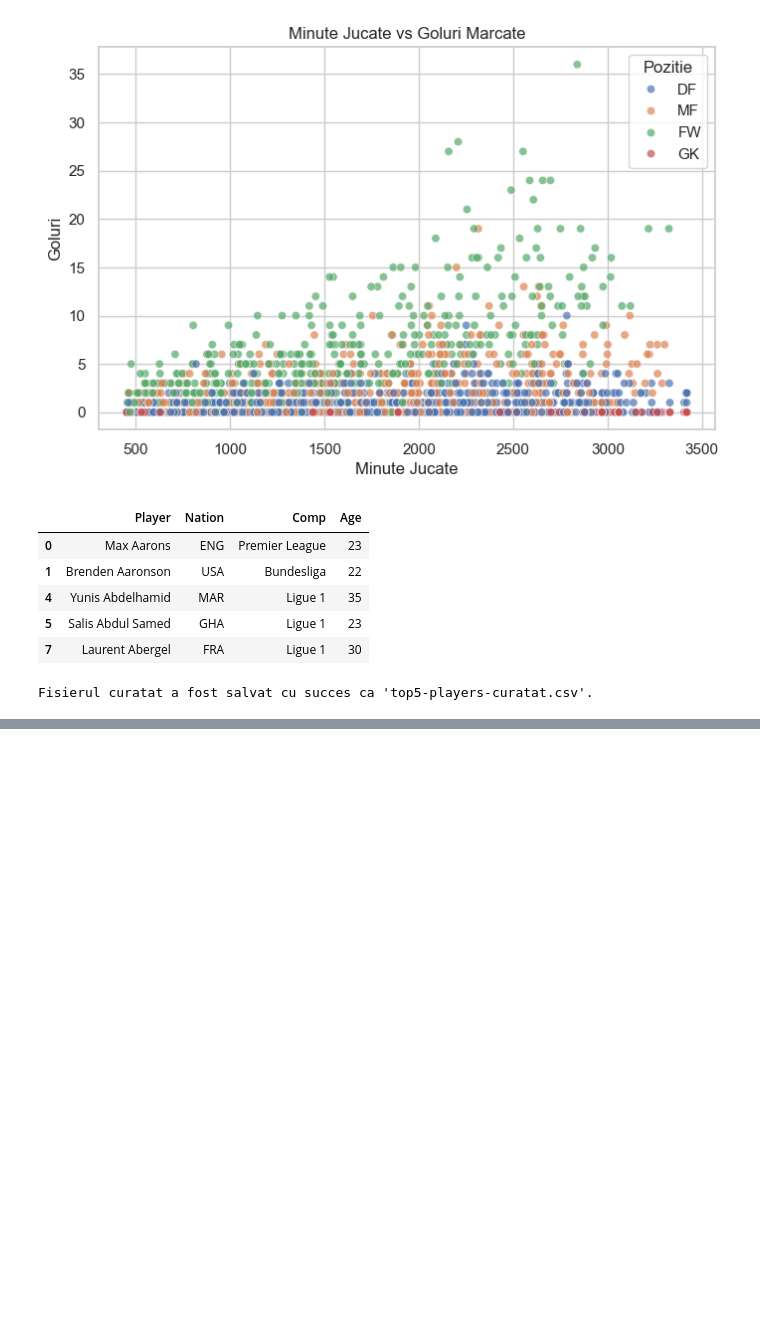
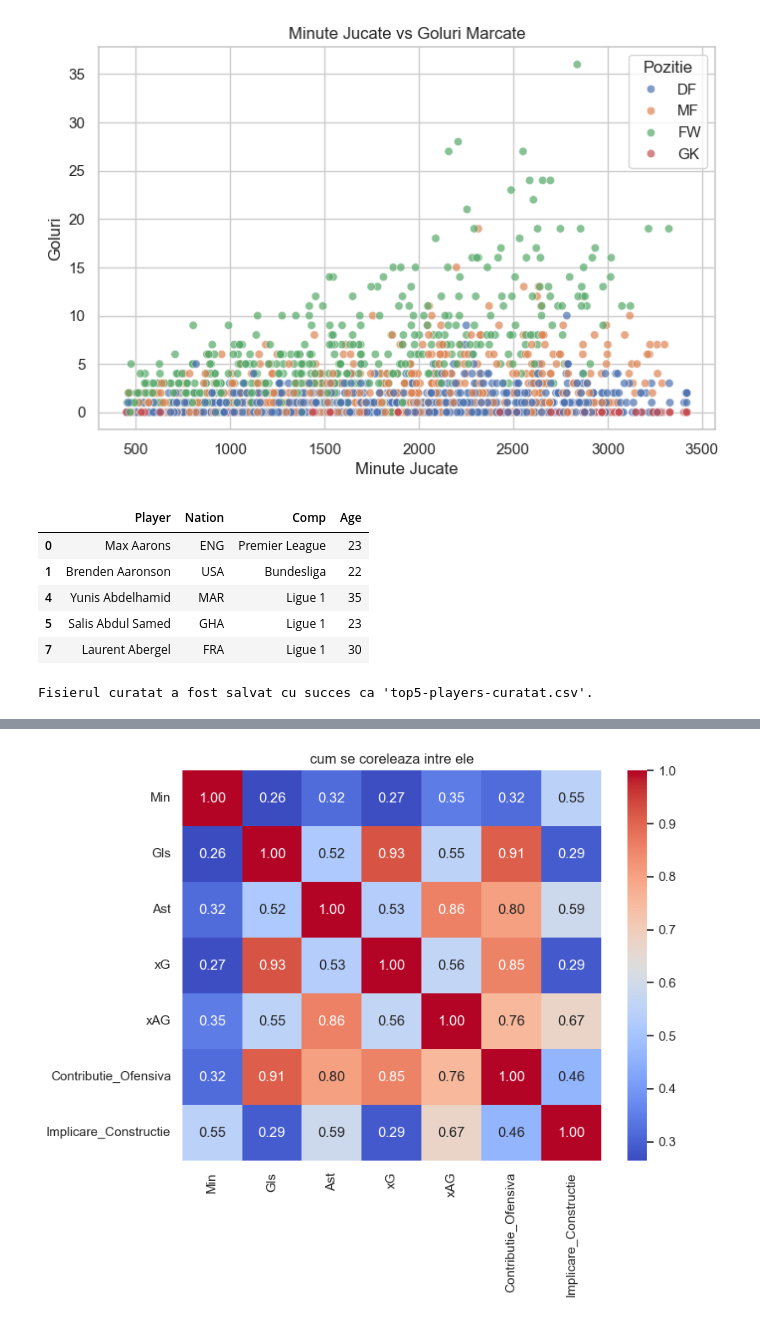
Before and after one commit to ZetPlay10/Sisteme-inteligente, a Jupyter notebook: fotbal.ipynb, the cells around one changed output, grey strips where cells are left out. Saved outputs shown, nothing was run; the diff lists cells and outputs as text; code cells hidden in the pictures; blank space fills up the shorter version.

Commit message:
Saptamana 6: adaugat feature engineering, matrice de corelatii si importanta

```diff
--- a/fotbal.ipynb
+++ b/fotbal.ipynb
@@ -104,3 +108,15 @@ df.to_csv('top5-players-curatat.csv', index=False)
 print("Fisierul curatat a fost salvat cu succes ca 'top5-players-curatat.csv'.")
 # %% [output]
 Fisierul curatat a fost salvat cu succes ca 'top5-players-curatat.csv'.
+# %%
+# eficienta: diferenta dintre goluri si xG (cat de bine finalizeaza defapt)
+df['Eficienta_Finalizare'] = df['Gls'] - df['xG']
+
+# contributie pe atac: goluri (fara penalty) adunate cu assisturile
+df['Contributie_Ofensiva'] = df['G-PK'] + df['Ast']
+
+# implicare: pase in fata + urcari cu mingea la picior
+df['Implicare_Constructie'] = df['PrgP'] + df['PrgC']
+
+# afisez sa vad daca a luat bine datele
+display(df[['Player', 'Pos', 'Eficienta_Finalizare', 'Contributie_Ofensiva', 'Implicare_Constructie']].head())
@@ -106,0 +131,15 @@ Fisierul curatat a fost salvat cu succes ca 'top5-players-curatat.csv'.
+# %%
+# iau doar cateva coloane ca sa se inteleaga ceva din grafic, altfel iese o varza
+coloane = ['Min', 'Gls', 'Ast', 'xG', 'xAG', 'Contributie_Ofensiva', 'Implicare_Constructie']
+df_corelatii = df[coloane]
+
+# fac matricea de corelatii
+matrice = df_corelatii.corr()
+
+# desenez heatmap-ul
+plt.figure(figsize=(8, 6))
+sns.heatmap(matrice, annot=True, cmap='coolwarm', fmt=".2f")
+plt.title('cum se coreleaza intre ele')
+plt.show()
+# %% [output]
+[figure, added]
```
Also changed, not shown: parts of 7 cells of this notebook, 1 other file.
